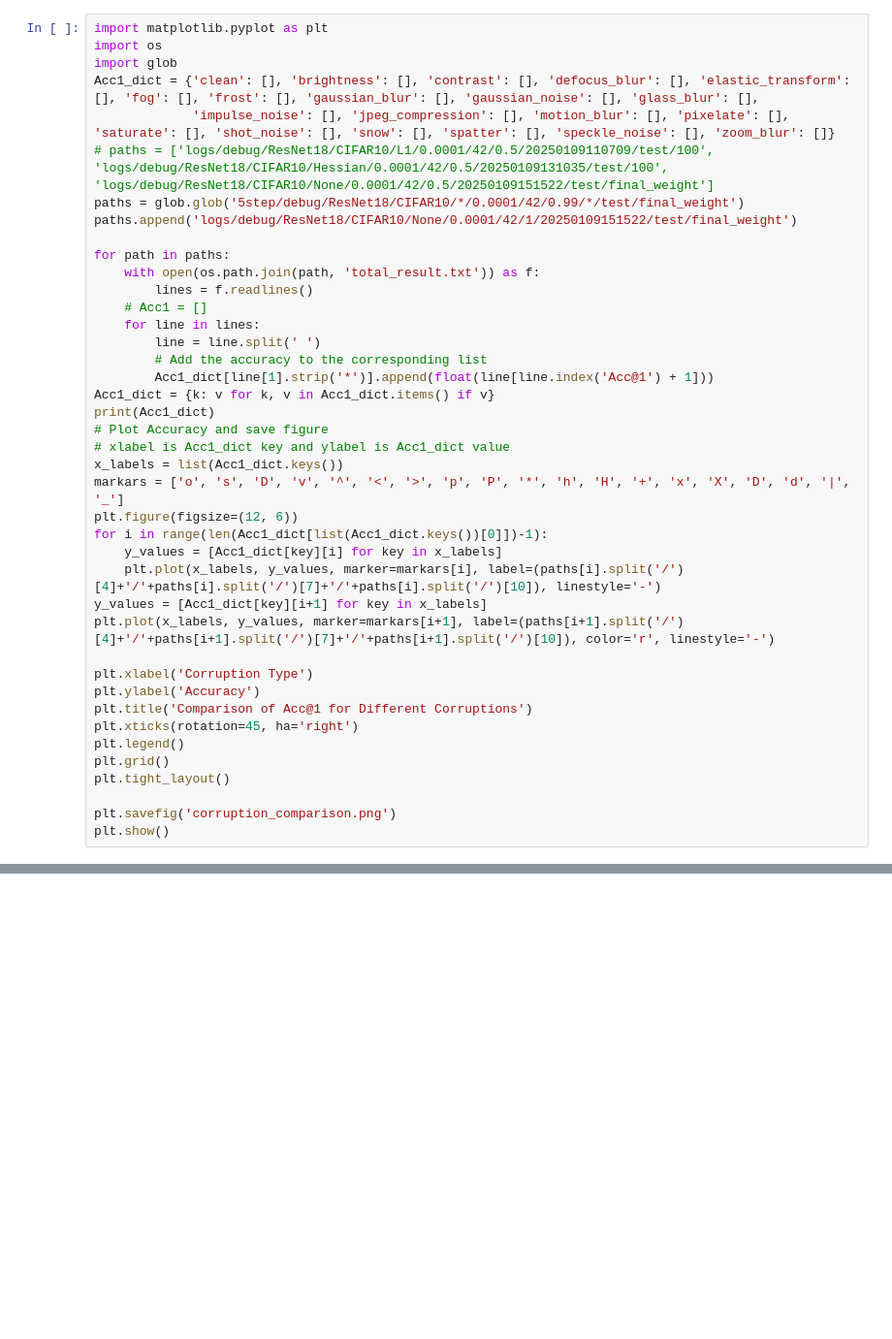
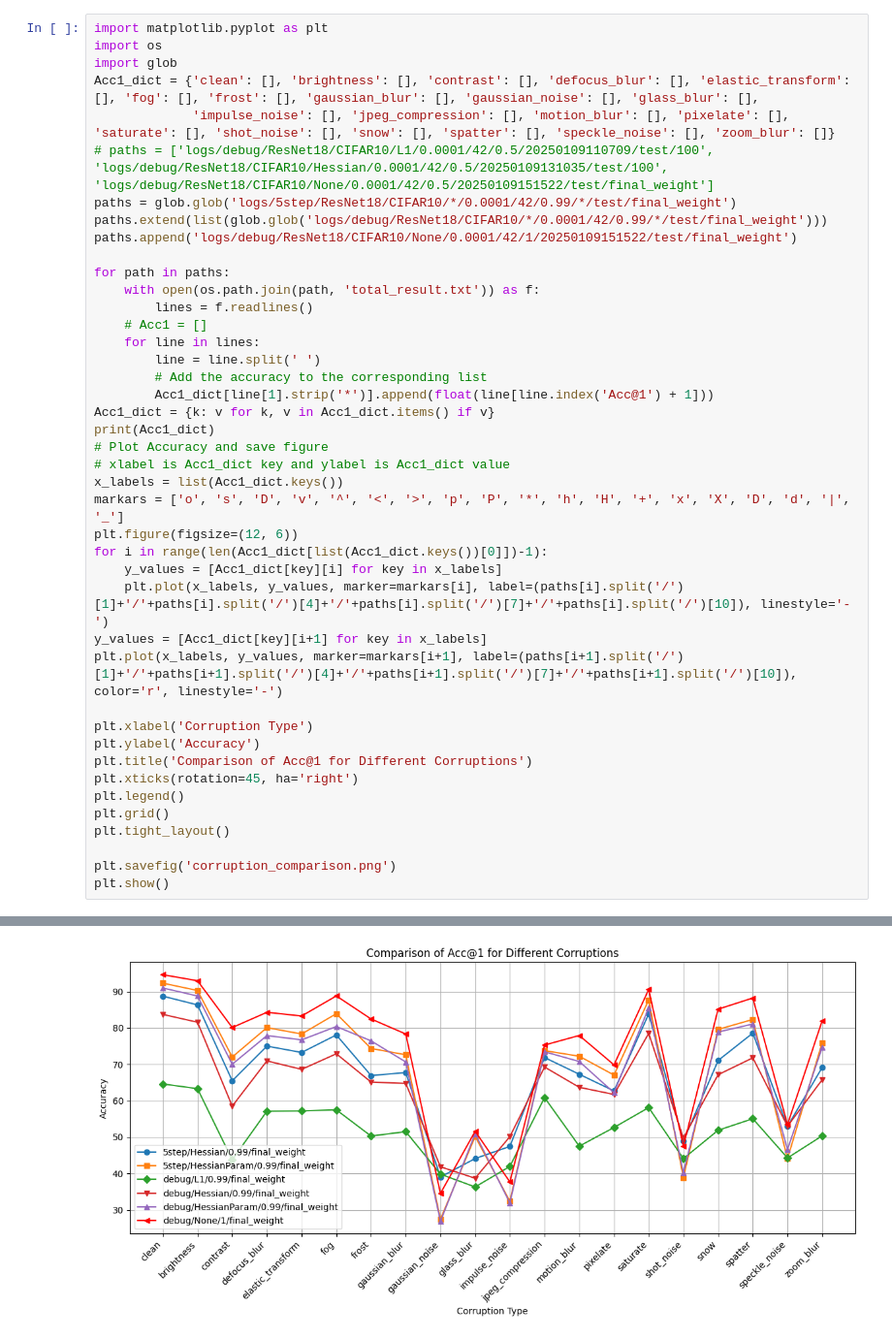
Before and after one commit to ia-gu/pruning_test, a Jupyter notebook: show_result.ipynb, the cells around one changed output, grey strips where cells are left out. Shown at 97% size. Drawn from its saved outputs; the diff is of its cells as text; blank space fills up the shorter version.

```diff
--- a/show_result.ipynb
+++ b/show_result.ipynb
@@ -5,7 +5,8 @@ import glob
 Acc1_dict = {'clean': [], 'brightness': [], 'contrast': [], 'defocus_blur': [], 'elastic_transform': [], 'fog': [], 'frost': [], 'gaussian_blur': [], 'gaussian_noise': [], 'glass_blur': [],
              'impulse_noise': [], 'jpeg_compression': [], 'motion_blur': [], 'pixelate': [], 'saturate': [], 'shot_noise': [], 'snow': [], 'spatter': [], 'speckle_noise': [], 'zoom_blur': []}
 # paths = ['logs/debug/ResNet18/CIFAR10/L1/0.0001/42/0.5/20250109110709/test/100', 'logs/debug/ResNet18/CIFAR10/Hessian/0.0001/42/0.5/20250109131035/test/100', 'logs/debug/ResNet18/CIFAR10/None/0.0001/42/0.5/20250109151522/test/final_weight']
-paths = glob.glob('5step/debug/ResNet18/CIFAR10/*/0.0001/42/0.99/*/test/final_weight')
+paths = glob.glob('logs/5step/ResNet18/CIFAR10/*/0.0001/42/0.99/*/test/final_weight')
+paths.extend(list(glob.glob('logs/debug/ResNet18/CIFAR10/*/0.0001/42/0.99/*/test/final_weight')))
 paths.append('logs/debug/ResNet18/CIFAR10/None/0.0001/42/1/20250109151522/test/final_weight')
 
 for path in paths:
@@ -25,9 +26,9 @@ markars = ['o', 's', 'D', 'v', '^', '<', '>', 'p', 'P', '*', 'h', 'H', '+', 'x',
 plt.figure(figsize=(12, 6))
 for i in range(len(Acc1_dict[list(Acc1_dict.keys())[0]])-1):
     y_values = [Acc1_dict[key][i] for key in x_labels]
-    plt.plot(x_labels, y_values, marker=markars[i], label=(paths[i].split('/')[4]+'/'+paths[i].split('/')[7]+'/'+paths[i].split('/')[10]), linestyle='-')
+    plt.plot(x_labels, y_values, marker=markars[i], label=(paths[i].split('/')[1]+'/'+paths[i].split('/')[4]+'/'+paths[i].split('/')[7]+'/'+paths[i].split('/')[10]), linestyle='-')
 y_values = [Acc1_dict[key][i+1] for key in x_labels]
-plt.plot(x_labels, y_values, marker=markars[i+1], label=(paths[i+1].split('/')[4]+'/'+paths[i+1].split('/')[7]+'/'+paths[i+1].split('/')[10]), color='r', linestyle='-')
+plt.plot(x_labels, y_values, marker=markars[i+1], label=(paths[i+1].split('/')[1]+'/'+paths[i+1].split('/')[4]+'/'+paths[i+1].split('/')[7]+'/'+paths[i+1].split('/')[10]), color='r', linestyle='-')
 
 plt.xlabel('Corruption Type')
 plt.ylabel('Accuracy')
@@ -39,3 +40,4 @@ plt.tight_layout()
 
 plt.savefig('corruption_comparison.png')
 plt.show()
+# %% [output]
@@ -41,0 +45 @@ plt.show()
+[figure, added]
```
Also changed, not shown: parts of 1 cell of this notebook, 8 other files.
